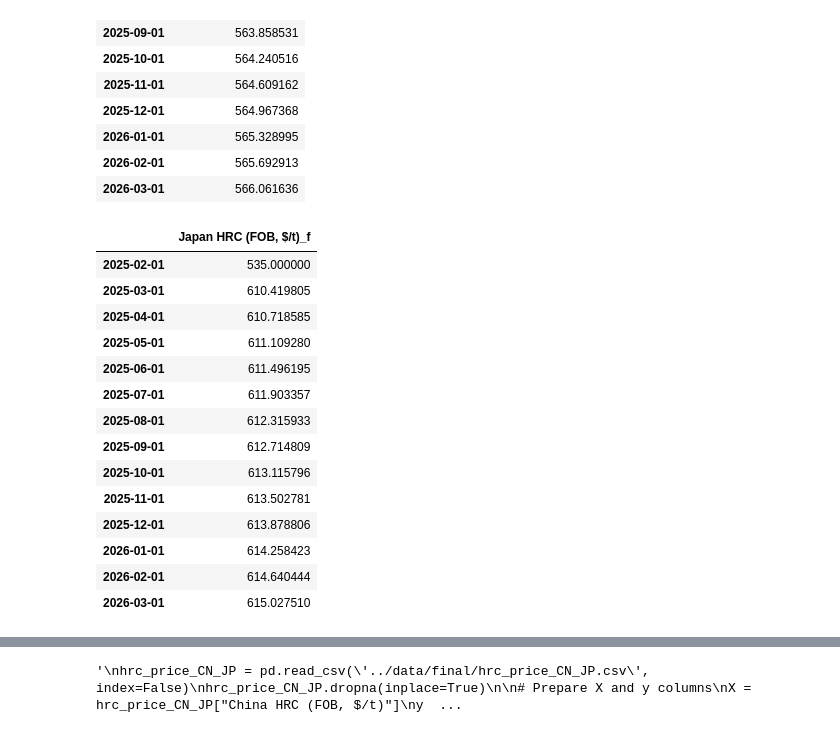
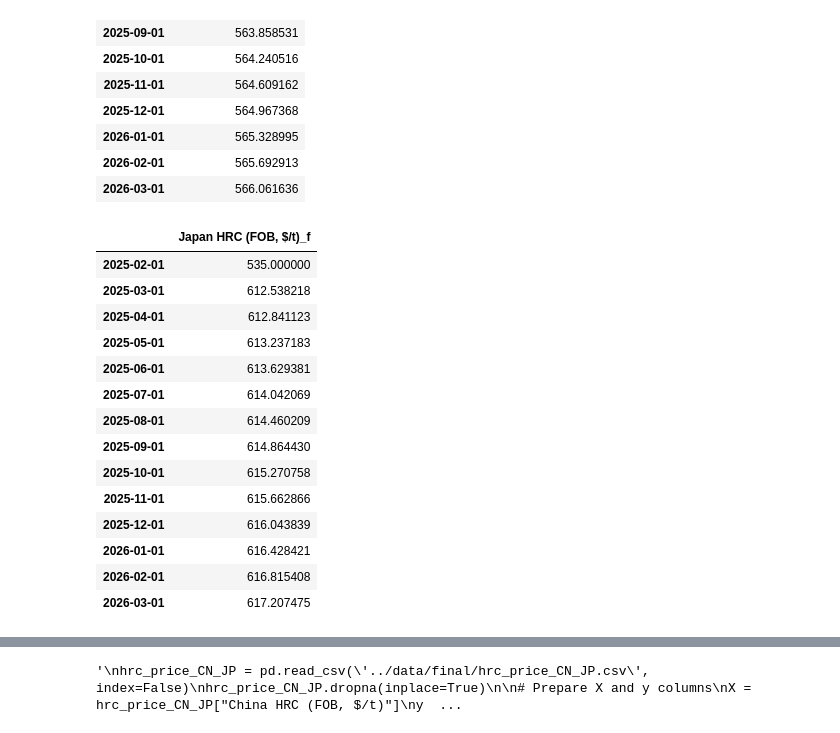
Before and after one commit to nguyenhpnguyen/BT4103-Business-Analytics-Capstone-Project, a Jupyter notebook: notebook/05_hrc_price_Japan_prediction.ipynb, the cells around one changed output, grey strips where cells are left out. Cells and saved outputs as stored; diff of their text form; code cells hidden in the pictures.

```diff
--- a/notebook/05_hrc_price_Japan_prediction.ipynb
+++ b/notebook/05_hrc_price_Japan_prediction.ipynb
@@ -517,32 +528,33 @@ x_CN
 | 2026-03-01 | 566.061636 |
 # %%
 # Obtain y forecast (Japan's HRC price)
-y_JP_forecast = model_linreg_fitted_rd.predict(x_CN)
+x_CN_poly_trans = poly.transform(x_CN) # transform China's HRC price to achieve polynomial features with degree=2
+y_JP_forecast = model_poly_fitted_rd.predict(x_CN_poly_trans)
 
 #adding 10/1/2024 value to have a smooth line when plotting
 y_JP_insert = hrc_price_CN_JP['Japan HRC (FOB, $/t)'].loc['2025-02-01']
 y_JP_forecast_new = np.insert(y_JP_forecast, 0, y_JP_insert)
 
 fc_period = pd.date_range(start='2025-02-01', end='2026-03-01', freq='MS')
 df_forecast_JP = pd.DataFrame(y_JP_forecast_new, index=fc_period, columns=['Japan HRC (FOB, $/t)_f'])
 
 df_forecast_JP
 # %% [output]
 |  | Japan HRC (FOB, $/t)_f |
 | 2025-02-01 | 535.000000 |
-| 2025-03-01 | 610.419805 |
-| 2025-04-01 | 610.718585 |
-| 2025-05-01 | 611.109280 |
-| 2025-06-01 | 611.496195 |
-| 2025-07-01 | 611.903357 |
-| 2025-08-01 | 612.315933 |
-| 2025-09-01 | 612.714809 |
-| 2025-10-01 | 613.115796 |
-| 2025-11-01 | 613.502781 |
-| 2025-12-01 | 613.878806 |
-| 2026-01-01 | 614.258423 |
-| 2026-02-01 | 614.640444 |
-| 2026-03-01 | 615.027510 |
+| 2025-03-01 | 612.538218 |
+| 2025-04-01 | 612.841123 |
+| 2025-05-01 | 613.237183 |
+| 2025-06-01 | 613.629381 |
+| 2025-07-01 | 614.042069 |
+| 2025-08-01 | 614.460209 |
+| 2025-09-01 | 614.864430 |
+| 2025-10-01 | 615.270758 |
+| 2025-11-01 | 615.662866 |
+| 2025-12-01 | 616.043839 |
+| 2026-01-01 | 616.428421 |
+| 2026-02-01 | 616.815408 |
+| 2026-03-01 | 617.207475 |
 # %%
 # Export forecasted HRC price in China to a csv file
 df_forecast_JP[1:].to_csv('../data/final/JP_forecast.csv', index=True)
```
Also changed, not shown: parts of 8 cells of this notebook, 1 other file.
